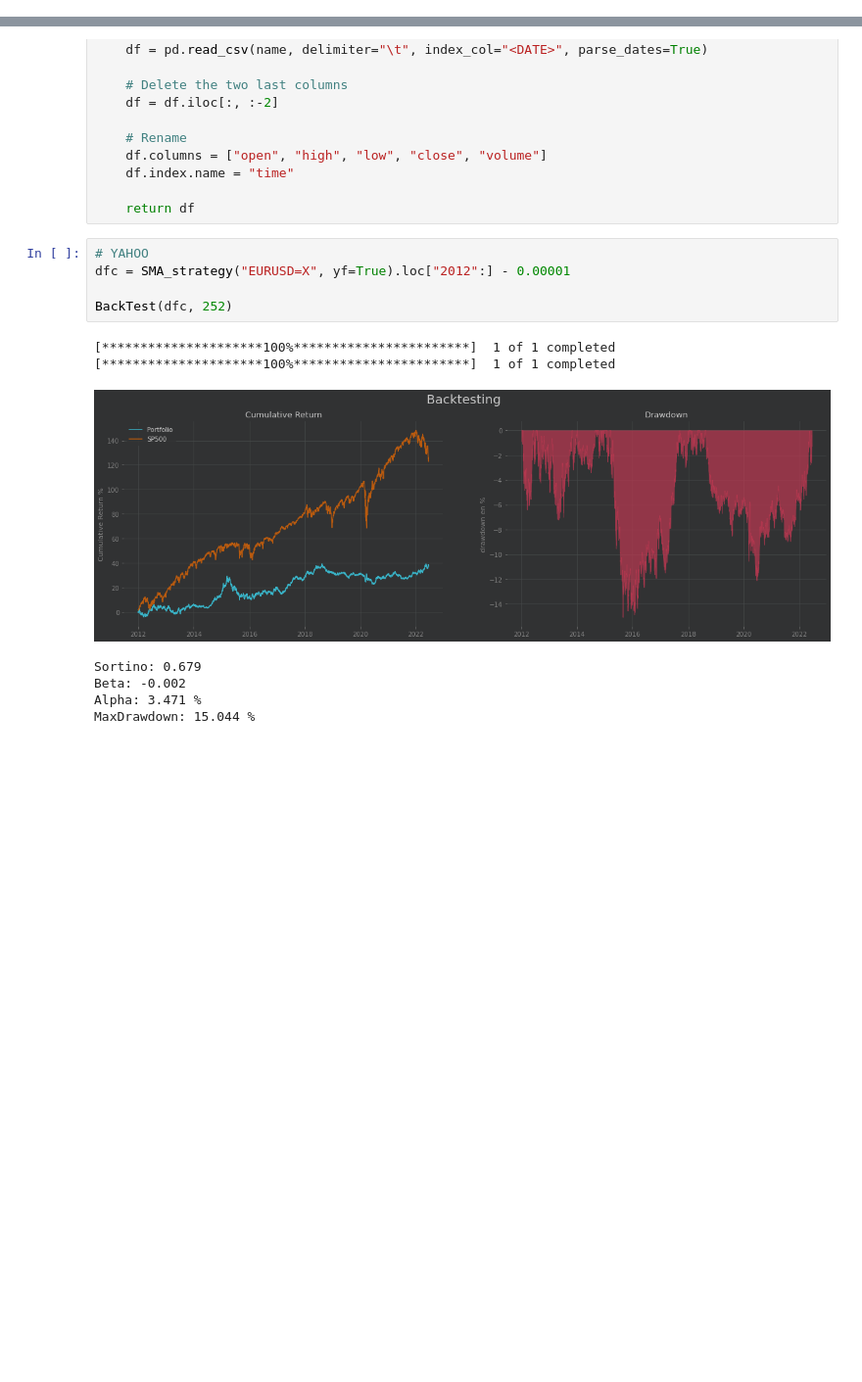
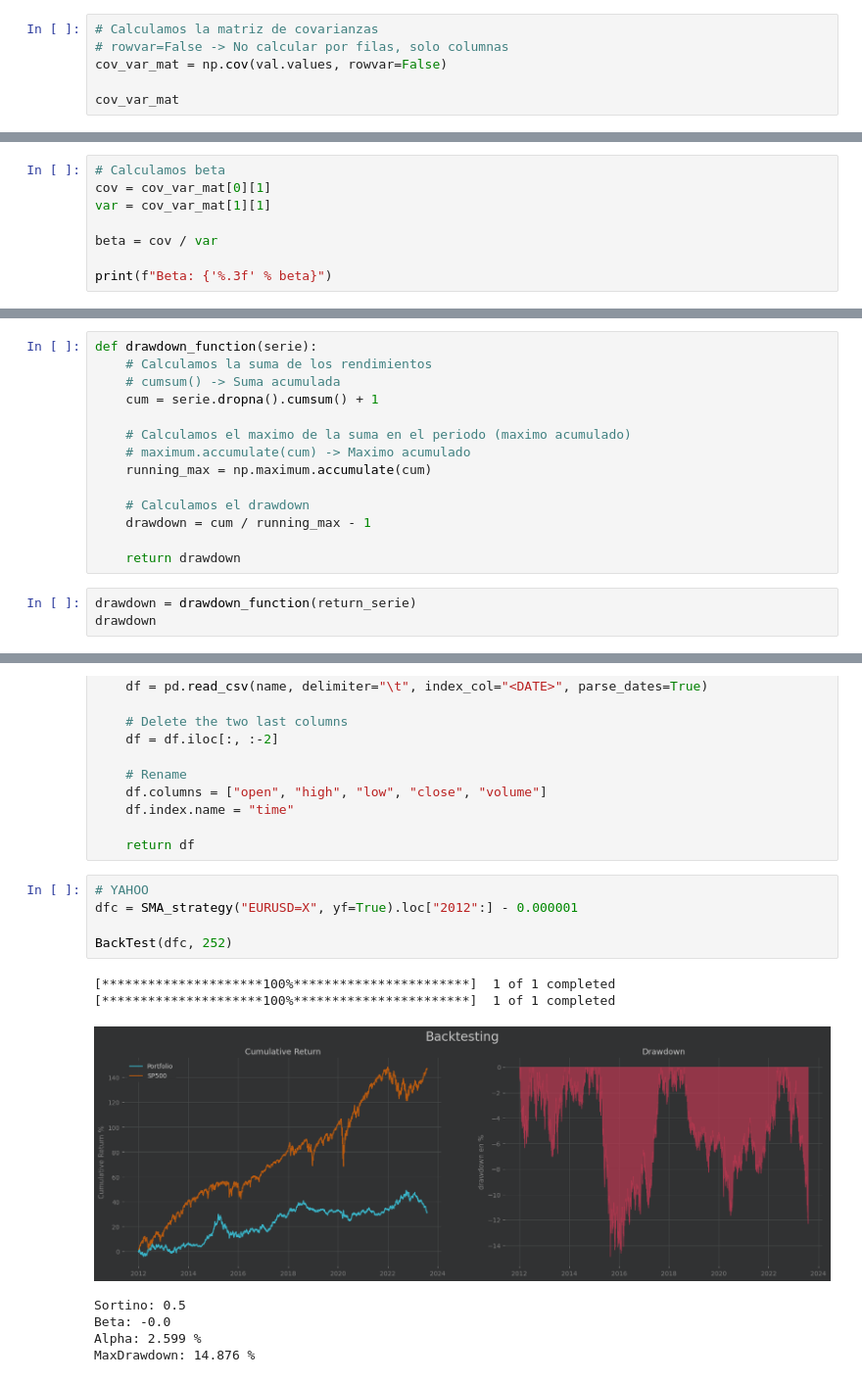
Before and after one commit to luissoler57/trading-algoritmico-a-z-con-python, a Jupyter notebook: ES_TA_Capítulo_05_Backtesting_Vectorizado.ipynb, the cells around one changed output, grey strips where cells are left out. Shown at 98% size. Cells and saved outputs as stored; diff of their text form; blank space fills up the shorter version.

```diff
--- a/ES_TA_Capítulo_05_Backtesting_Vectorizado.ipynb
+++ b/ES_TA_Capítulo_05_Backtesting_Vectorizado.ipynb
@@ -112,0 +162,6 @@ Beta: 0.965
+# %%
+# Calculamos la matriz de covarianzas
+# rowvar=False -> No calcular por filas, solo columnas
+cov_var_mat = np.cov(val.values, rowvar=False)
+
+cov_var_mat
@@ -112,0 +171,8 @@ Beta: 0.965
+# %%
+# Calculamos beta
+cov = cov_var_mat[0][1]
+var = cov_var_mat[1][1]
+
+beta = cov / var
+
+print(f"Beta: {'%.3f' % beta}")
@@ -148,0 +202,17 @@ Name: return, Length: 4121, dtype: float64
+# %%
+def drawdown_function(serie):
+    # Calculamos la suma de los rendimientos
+    # cumsum() -> Suma acumulada
+    cum = serie.dropna().cumsum() + 1
+
+    # Calculamos el maximo de la suma en el periodo (maximo acumulado)
+    # maximum.accumulate(cum) -> Maximo acumulado
+    running_max = np.maximum.accumulate(cum)
+
+    # Calculamos el drawdown
+    drawdown = cum / running_max - 1
+
+    return drawdown
+# %%
+drawdown = drawdown_function(return_serie)
+drawdown
@@ -303,16 +409,16 @@ def preprocessing(name):
     return df
 # %%
 # YAHOO
-dfc = SMA_strategy("EURUSD=X", yf=True).loc["2012":] - 0.00001
+dfc = SMA_strategy("EURUSD=X", yf=True).loc["2012":] - 0.000001
 
 BackTest(dfc, 252)
 # %% [output]
 [*********************100%***********************]  1 of 1 completed
 [*********************100%***********************]  1 of 1 completed
-[figure, old version]
+[figure, new version]
-Sortino: 0.679
-Beta: -0.002
-Alpha: 3.471 %
-MaxDrawdown: 15.044 %
+Sortino: 0.5
+Beta: -0.0
+Alpha: 2.599 %
+MaxDrawdown: 14.876 %
 # %%
 # MT5
```
Also changed, not shown: parts of 22 cells of this notebook.
